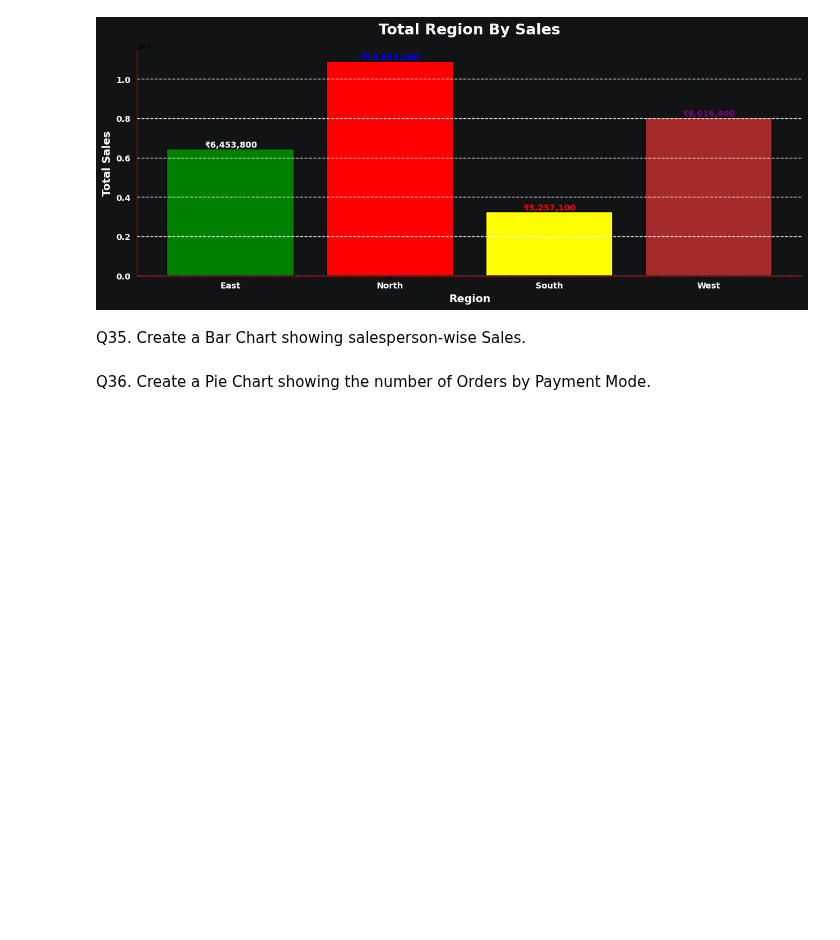
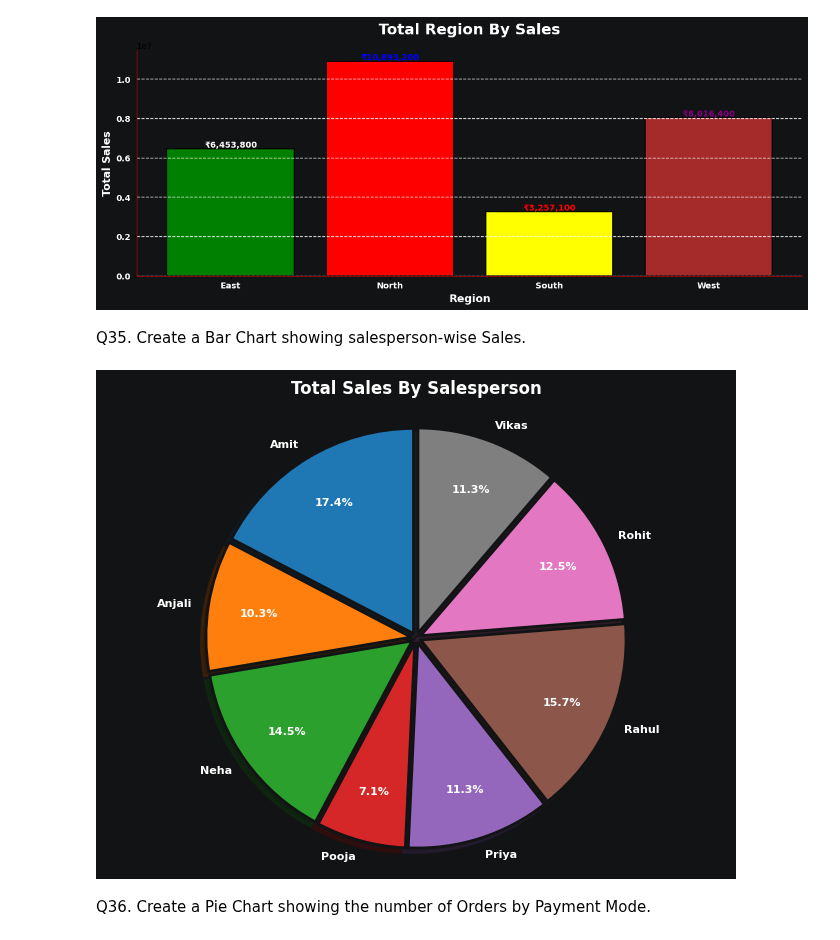
Before and after one commit to Suraj-kumar121K/PANDAS-CURSE, a Jupyter notebook: large_data_practice/01_Sales.ipynb, the cells around one changed output. Cells and saved outputs as stored; diff of their text form; code cells hidden in the pictures; blank space fills up the shorter version.

```diff
--- a/large_data_practice/01_Sales.ipynb
+++ b/large_data_practice/01_Sales.ipynb
@@ -1027,6 +1063,43 @@ plt.show()
 [figure]
 # %% [markdown]
 Q35. Create a Bar Chart showing salesperson-wise Sales.
+# %%
+plt.figure(figsize=(8, 6), facecolor="#121314")
+
+bar = plt.pie(
+    Total_Salesperson.values,
+    labels = Total_Salesperson.index,
+    autopct="%1.1f%%",
+    startangle=90,
+    textprops={
+        "fontsize": 8,
+        "fontweight": "bold",
+        "color": "white"
+    },
+    explode=[0.03] * len(Total_Salesperson),
+    shadow=True,             # shadow
+    wedgeprops={
+        "edgecolor": "#121314",
+        "linewidth": 2
+    },
+    pctdistance=0.75,
+    labeldistance=1.08,
+    radius=1.2
+)
+
+plt.title(
+    "Total Sales By Salesperson",
+    color="White",
+    fontweight="bold",
+    fontsize=12,
+    pad=10
+)
+
+plt.axis("equal")
+
+plt.show()
+# %% [output]
+[figure, added]
 # %% [markdown]
 Q36. Create a Pie Chart showing the number of Orders by Payment Mode.
 # %%
```
Also changed, not shown: parts of 10 cells of this notebook, 1 other file.
